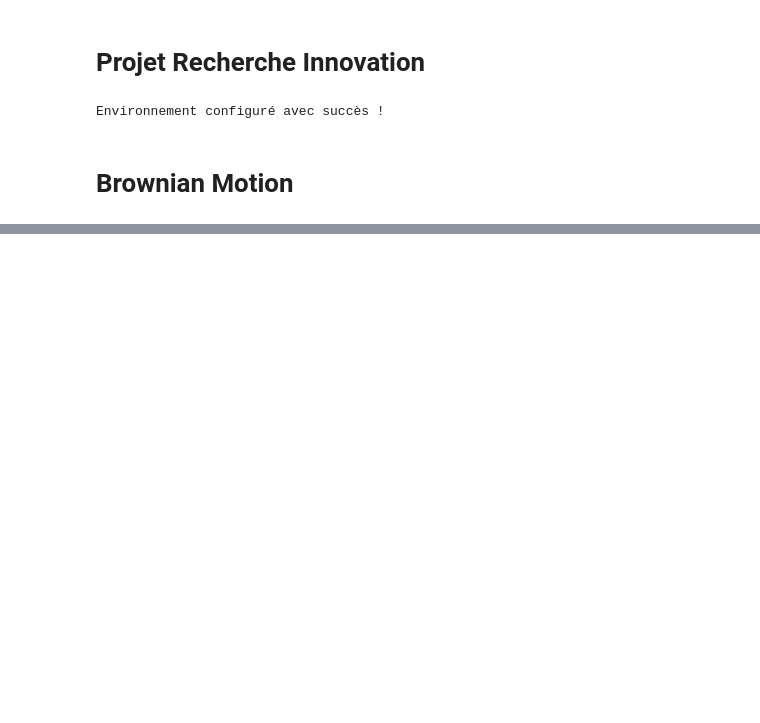
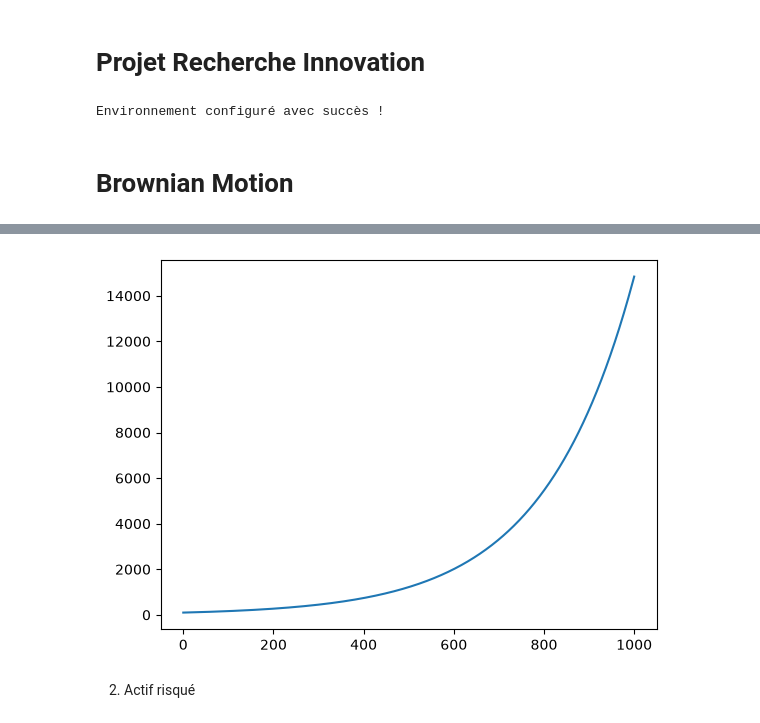
Before and after one commit to voegtlejules/heston_model, a Jupyter notebook: notebooks/PIR.ipynb, the cells around one changed output, grey strips where cells are left out. Saved outputs shown, nothing was run; the diff lists cells and outputs as text; code cells hidden in the pictures; blank space fills up the shorter version.

```diff
--- a/notebooks/PIR.ipynb
+++ b/notebooks/PIR.ipynb
@@ -28,0 +34,21 @@ Test
+# %%
+# parametres de simulation
+r = 0.05
+
+# Actif sans risque
+S_zero = 100
+def risk_free_asset(T, n, r):
+    dt = T/n
+    S = np.zeros(n+1)
+    S[0] = S_zero
+    for i in range(1,n+1):
+        S[i] = S[0] * np.exp(r * i *  dt)
+    return S
+# %%
+path=risk_free_asset(T_test,n_test,r)
+plt.plot(path)
+plt.show()
+# %% [output]
+[figure, added]
+# %% [markdown]
+2. Actif risqué
```
Also changed, not shown: parts of 9 cells of this notebook.
